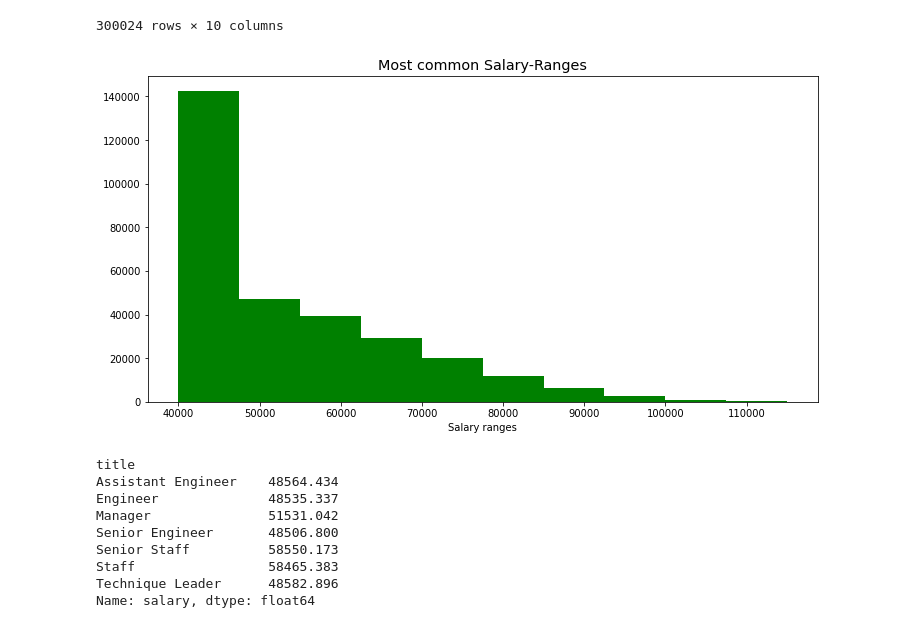
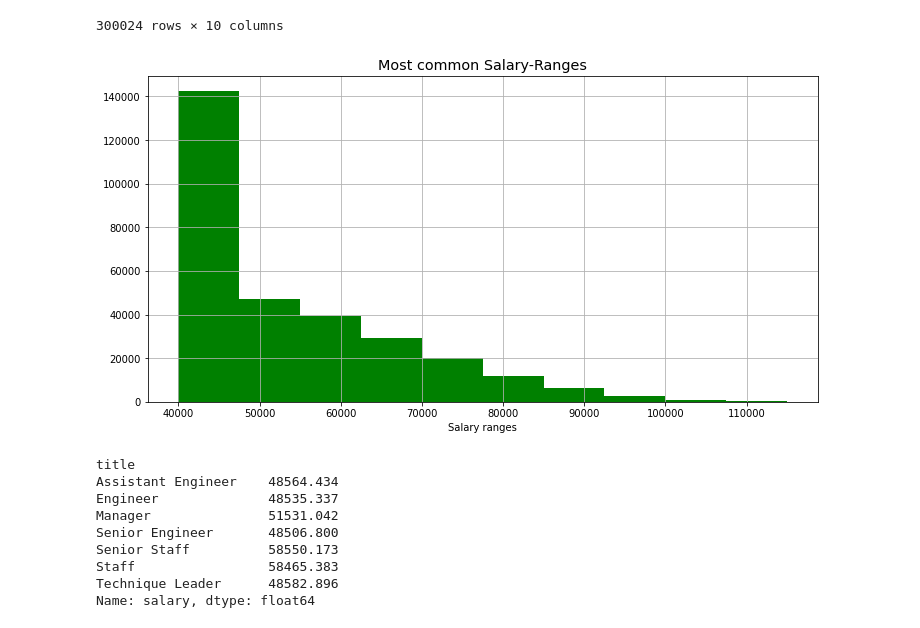
Before and after one commit to SHdimenson/SQL-Challenge, a Jupyter notebook: Employee SQL/SQL_challenge.ipynb, the cells around one changed output. Cells and saved outputs as stored; diff of their text form; code cells hidden in the pictures.

```diff
--- a/Employee SQL/SQL_challenge.ipynb
+++ b/Employee SQL/SQL_challenge.ipynb
@@ -142,12 +142,13 @@ emp_salaries_titles_df
 # %%
 # title_salary_range_df.hist()
 plt.figure(figsize=(12,6))
 plt.hist(emp_salaries_titles_df['salary'], range = (40000,115000), color='green')
 plt.xlabel('Salary ranges')
 plt.title('Most common Salary-Ranges', size= 'x-large')
+plt.grid()
 plt.show()
 # %% [output]
-[figure, old version]
+[figure, new version]
 # %%
 salaries_by_title_df = emp_salaries_titles_df.groupby('title')
 title_salary_Average_df = salaries_by_title_df['salary'].mean().round(3)
```
Also changed, not shown: parts of 1 cell of this notebook.
